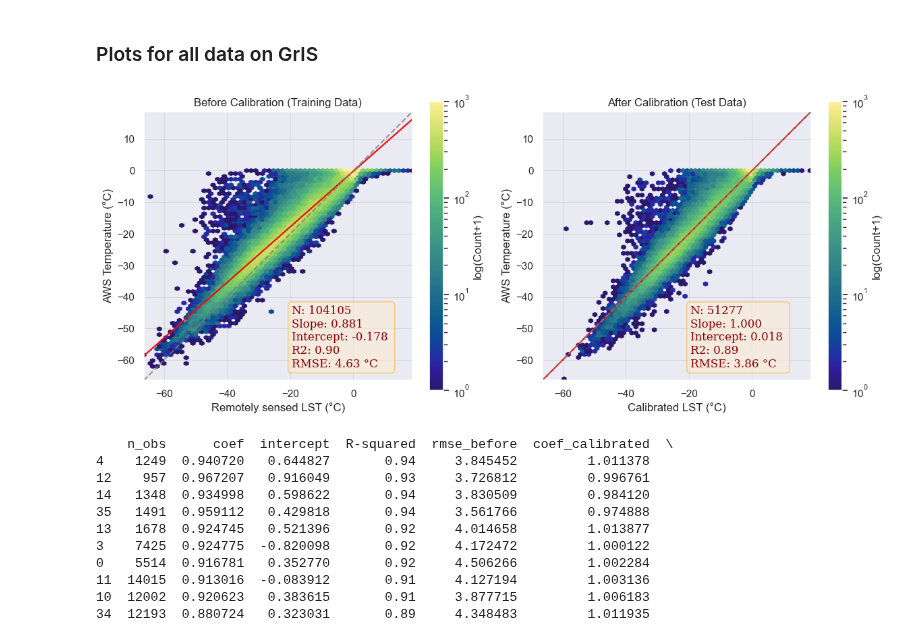
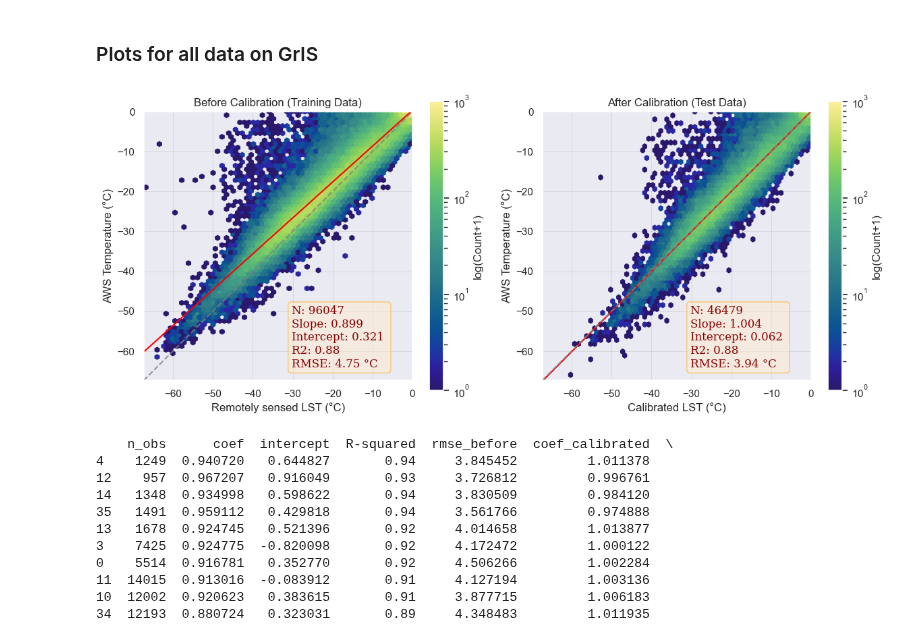
Before and after one commit to KU-AVOCA/GEMLST, a Jupyter notebook: GEMLST_MODIS/SKL_coefficients_combinations_ICE.ipynb, the cells around one changed output. Cells and saved outputs as stored; diff of their text form; code cells hidden in the pictures.

Commit message:
plot_ice

```diff
--- a/GEMLST_MODIS/SKL_coefficients_combinations_ICE.ipynb
+++ b/GEMLST_MODIS/SKL_coefficients_combinations_ICE.ipynb
@@ -289,6 +286,9 @@ def nse(df):
     return nse_
 
 def split_mod_viz(df):
+
+    df = df[df['est_temp'] <= 0]
+
     # Split data into training and testing sets (2/3 training, 1/3 testing)
     train_df, test_df = train_test_split(df, test_size=0.33, random_state=42)
 
@@ -301,7 +301,7 @@ def split_mod_viz(df):
     # Apply calibration to test dataset
     test_df['lst_calibrated'] = test_df['est_temp'] * model.coef_[0] + model.intercept_
     # test_df = test_df[test_df['lst_calibrated'] <= 0] # This one was active last time
-
+    test_df = test_df[test_df['lst_calibrated'] <= 0]
     # Reveal coefficients of the calibrated model
     model2 = LinearRegression()
     model2.fit(test_df[['lst_calibrated']], test_df['t_surf'])
@@ -364,34 +364,34 @@ def split_mod_viz(df):
     hb2 = ax2.hexbin(test_df['lst_calibrated'], test_df['t_surf'], gridsize=60, cmap=cmocean.cm.haline, bins='log', mincnt=1, vmin=1, vmax=1000)
     cb2 = fig.colorbar(hb2, ax=ax2)
     cb2.set_label('log(Count+1)')
     # regression line for calibrated
     ax2.plot(xs, model2.coef_[0] * xs + model2.intercept_, color='red')
     ax2.plot(plot_range, plot_range, '--', color='gray', alpha=0.8)
     ax2.text(0.55, 0.05, s2, fontdict=font, bbox=bbox, transform=ax2.transAxes, horizontalalignment='left')
     ax2.set_xlim(plot_range)
     ax2.set_ylim(plot_range)
     ax2.set_xlabel('Calibrated LST (°C)')
     ax2.set_ylabel('AWS Temperature (°C)')
     ax2.set_title('After Calibration (Test Data)')
     ax2.set_aspect('equal')
     ax2.grid(True, color='dimgrey', which='major', linestyle='-', linewidth=0.5, alpha=0.2)
 
     plt.tight_layout()
     plt.savefig(f'./Calibration_Comparison_SAT_PROMICE.png', format='png', dpi=300)
     plt.savefig(f'./Calibration_Comparison_SAT_PROMICE.pdf', format='pdf', dpi=300)
     plt.show()
     plt.close(fig)
 
 
 
 split_mod_viz(all_data)
 
 # For large amounts of data, consider a 2d hist, kernel density or vaex plot
 # https://seaborn.pydata.org/generated/seaborn.kdeplot.html
 # https://seaborn.pydata.org/generated/seaborn.histplot.html
 # https://vaex.io/docs/index.html
 # %% [output]
-[figure, old version]
+[figure, new version]
 # %%
 # COEFFICIENTS AND NSE FOR EACH STATION AND ALL SENSORS AS TABLE
 dfs = [df_modd1, df_modn1, df_mydd1, df_mydn1, df_jaxa_a, df_jaxa_d, df_viirs_day, df_viirs_night]
```
Also changed, not shown: parts of 1 cell of this notebook.
